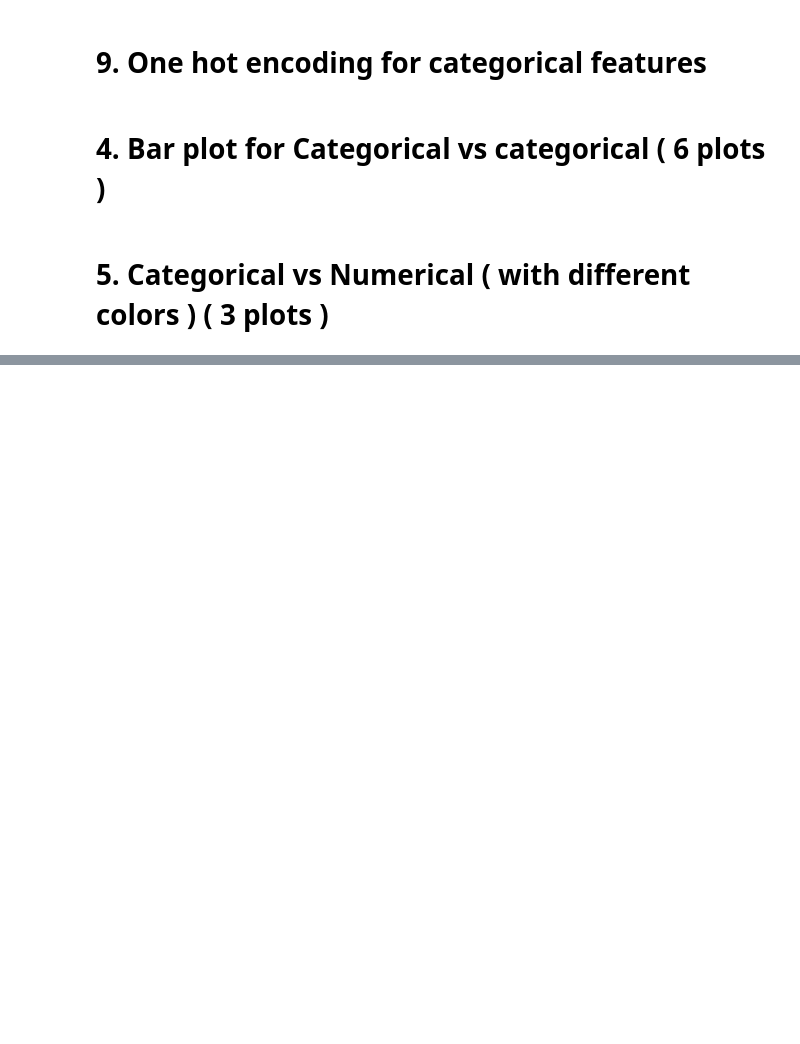
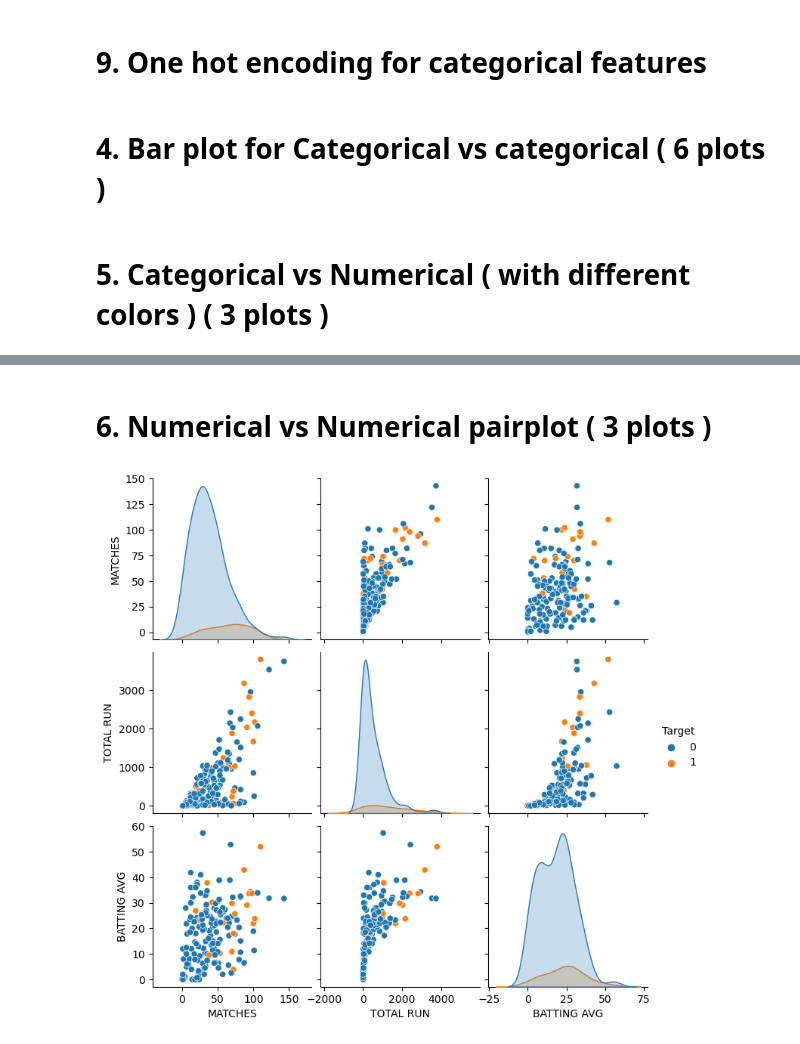
Before and after one commit to n8fury/MVP_Predictor-T20_Mens_Worldcup_2022, a Jupyter notebook: EDA(Exploratory Data Analysis).ipynb, the cells around one changed output, grey strips where cells are left out. Saved outputs shown, nothing was run; the diff lists cells and outputs as text; code cells hidden in the pictures; blank space fills up the shorter version.

Commit message:
added numerical vs numerical pair plot

```diff
--- a/EDA(Exploratory Data Analysis).ipynb
+++ b/EDA(Exploratory Data Analysis).ipynb
@@ -234,0 +241,10 @@ plt.style.use("ggplot")
+# %% [markdown]
+# 6. Numerical vs Numerical pairplot ( 3 plots )
+# %%
+# Pairplot(numerical vs numerical)
+plt.rcParams['figure.figsize'] = (10, 2)
+sns.pairplot(df, hue='Target', vars=[
+             'MATCHES', 'TOTAL RUN', 'BATTING AVG'])
+plt.show()
+# %% [output]
+[figure, added]
```
Also changed, not shown: parts of 3 cells of this notebook.
